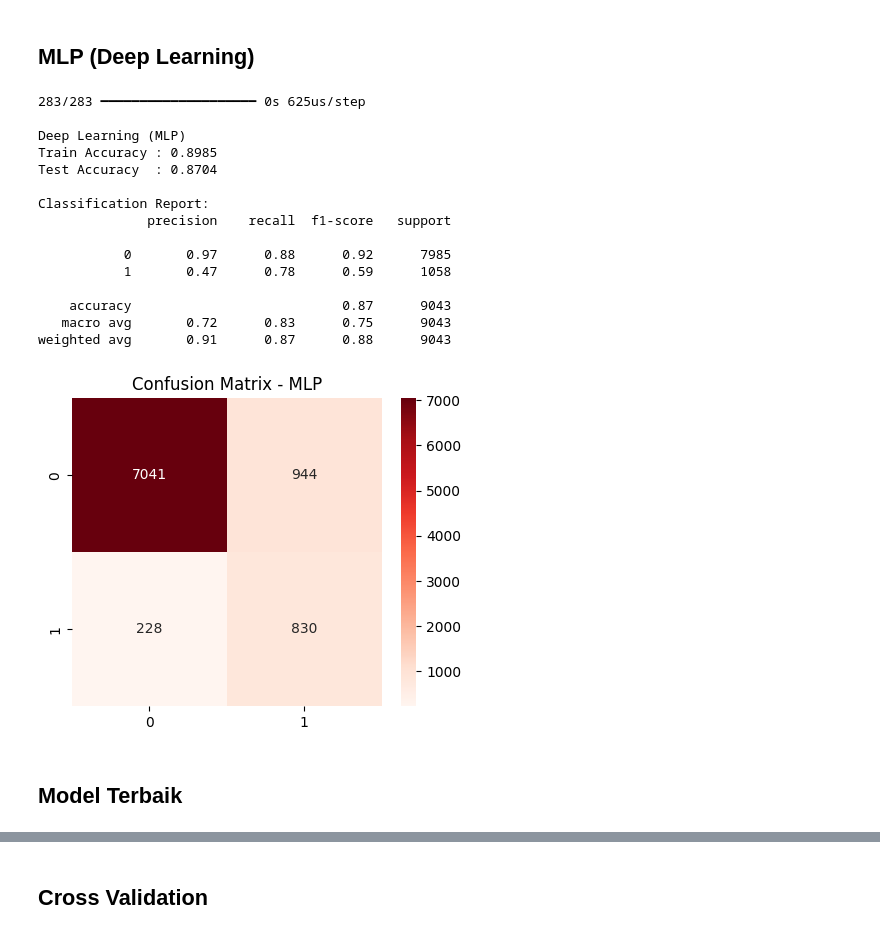
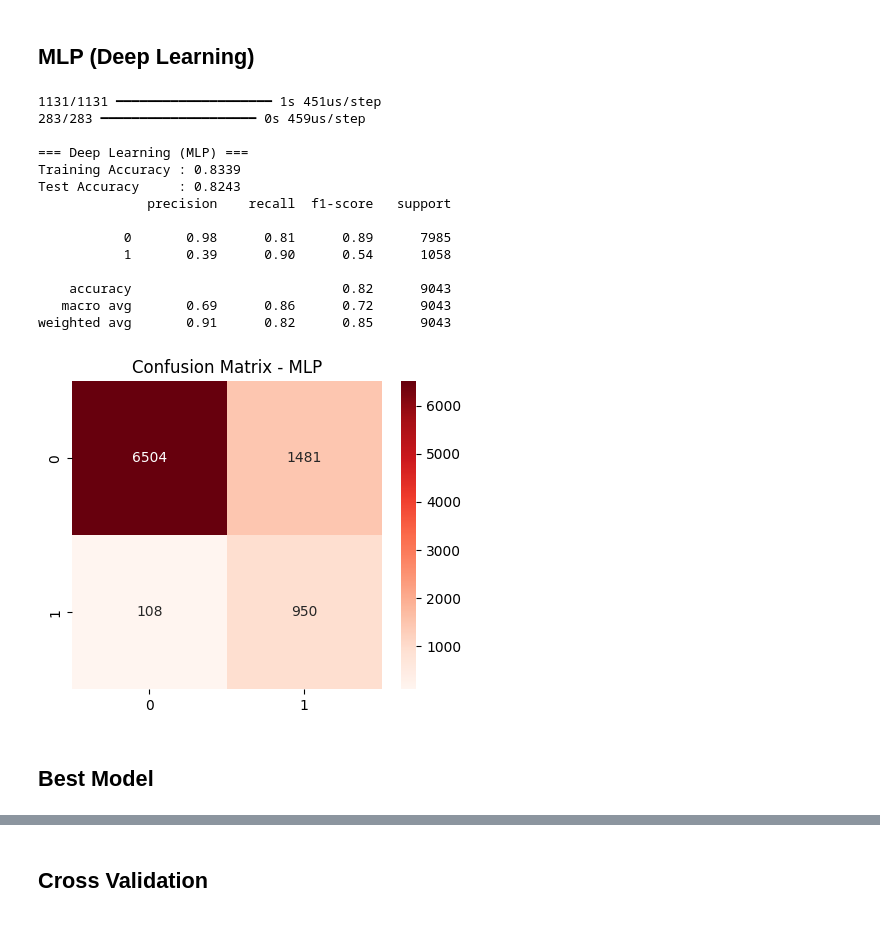
Before and after one commit to yudnata/predictive-lead-scoring-portal, a Jupyter notebook: machine-learning/notebook/Modelling.ipynb, the cells around one changed output, grey strips where cells are left out. Cells and saved outputs as stored; diff of their text form; code cells hidden in the pictures.

```diff
--- a/machine-learning/notebook/Modelling.ipynb
+++ b/machine-learning/notebook/Modelling.ipynb
@@ -32,9 +38,8 @@ df = pd.read_csv('../data/bank-full.csv', sep=';')
 In the preprocessing stage, several key steps are performed to prepare the dataset for machine learning modeling.
 # %%
 df["y"] = df["y"].map({"yes": 1, "no": 0})
-
-X_raw = df.drop("y", axis=1)
-y = df["y"]
+X_raw = df.drop("y", axis=1).copy()
+y = df["y"].copy()
 
 X_raw.head()
 # %% [output]
@@ -112,3 +121,7 @@ plt.show()
+# %%
+X_train_raw, X_test_raw, y_train, y_test = train_test_split(
+    X_raw, y, test_size=0.2, stratify=y, random_state=42
+)
 # %% [markdown]
 ## One-Hot Encoding for Categorical Features
 
@@ -143,9 +151,9 @@ A subset of numerical features (age, balance, campaign, pdays, previous, day, du
 # %%
 scaler = StandardScaler()
 target_scale_cols = ["age", "balance", "campaign", "pdays", "previous", "day", "duration"]
-cols_to_scale = [c for c in target_scale_cols if c in X_processed.columns]
-X_processed[cols_to_scale] = scaler.fit_transform(X_processed[cols_to_scale])
+cols_to_scale = [c for c in target_scale_cols if c in X_train_proc.columns]
 
-joblib.dump(scaler, "../model/scaler.pkl")
-
-X_processed.head()
+if cols_to_scale:
+    scaler.fit(X_train_proc[cols_to_scale])
+    X_train_proc[cols_to_scale] = scaler.transform(X_train_proc[cols_to_scale])
+    X_test_proc[cols_to_scale] = scaler.transform(X_test_proc[cols_to_scale])
@@ -170,7 +159,0 @@ print(X_processed.columns.tolist())
-# %%
-X_train, X_test, y_train, y_test = train_test_split(
-    X_processed, y, test_size=0.2, stratify=y, random_state=42
-)
-
-print(f"X_train: {X_train.shape}")
-print(f"X_test : {X_test.shape}")
@@ -339,38 +365,39 @@ weighted avg       0.90      0.90      0.90      9043
 # %% [markdown]
 ## MLP (Deep Learning)
 # %%
-mlp_train_acc = history.history["accuracy"][-1]
-y_pred_probs = model.predict(X_test)
-y_pred_dl = (y_pred_probs > 0.5).astype("int32")
-mlp_test_acc = accuracy_score(y_test, y_pred_dl)
+y_train_probs = mlp.predict(X_train_proc).flatten()
+y_train_dl = (y_train_probs > 0.5).astype(int)
+dl_train_acc = accuracy_score(y_train, y_train_dl)
 
-print("\nDeep Learning (MLP)")
-print(f"Train Accuracy : {mlp_train_acc:.4f}")
-print(f"Test Accuracy  : {mlp_test_acc:.4f}")
-print("\nClassification Report:")
+y_pred_probs = mlp.predict(X_test_proc).flatten()
+y_pred_dl = (y_pred_probs > 0.5).astype(int)
+dl_test_acc = accuracy_score(y_test, y_pred_dl)
+
+print("\n=== Deep Learning (MLP) ===")
+print(f"Training Accuracy : {dl_train_acc:.4f}")
+print(f"Test Accuracy     : {dl_test_acc:.4f}")
 print(classification_report(y_test, y_pred_dl))
 
 plt.figure(figsize=(5, 4))
 sns.heatmap(confusion_matrix(y_test, y_pred_dl), annot=True, fmt="d", cmap="Reds")
 plt.title("Confusion Matrix - MLP")
 plt.show()
 # %% [output]
-283/283 ━━━━━━━━━━━━━━━━━━━━ 0s 625us/step
+1131/1131 ━━━━━━━━━━━━━━━━━━━━ 1s 451us/step
+283/283 ━━━━━━━━━━━━━━━━━━━━ 0s 459us/step
 
-Deep Learning (MLP)
-Train Accuracy : 0.8985
-Test Accuracy  : 0.8704
-
-Classification Report:
+=== Deep Learning (MLP) ===
+Training Accuracy : 0.8339
+Test Accuracy     : 0.8243
               precision    recall  f1-score   support
 
-           0       0.97      0.88      0.92      7985
-           1       0.47      0.78      0.59      1058
+           0       0.98      0.81      0.89      7985
+           1       0.39      0.90      0.54      1058
 
-    accuracy                           0.87      9043
-   macro avg       0.72      0.83      0.75      9043
-weighted avg       0.91      0.87      0.88      9043
+    accuracy                           0.82      9043
+   macro avg       0.69      0.86      0.72      9043
+weighted avg       0.91      0.82      0.85      9043
-[figure, old version]
+[figure, new version]
 # %% [markdown]
-## Model Terbaik
+## Best Model
 # %%
```
Also changed, not shown: parts of 27 cells of this notebook, 41 other files.
